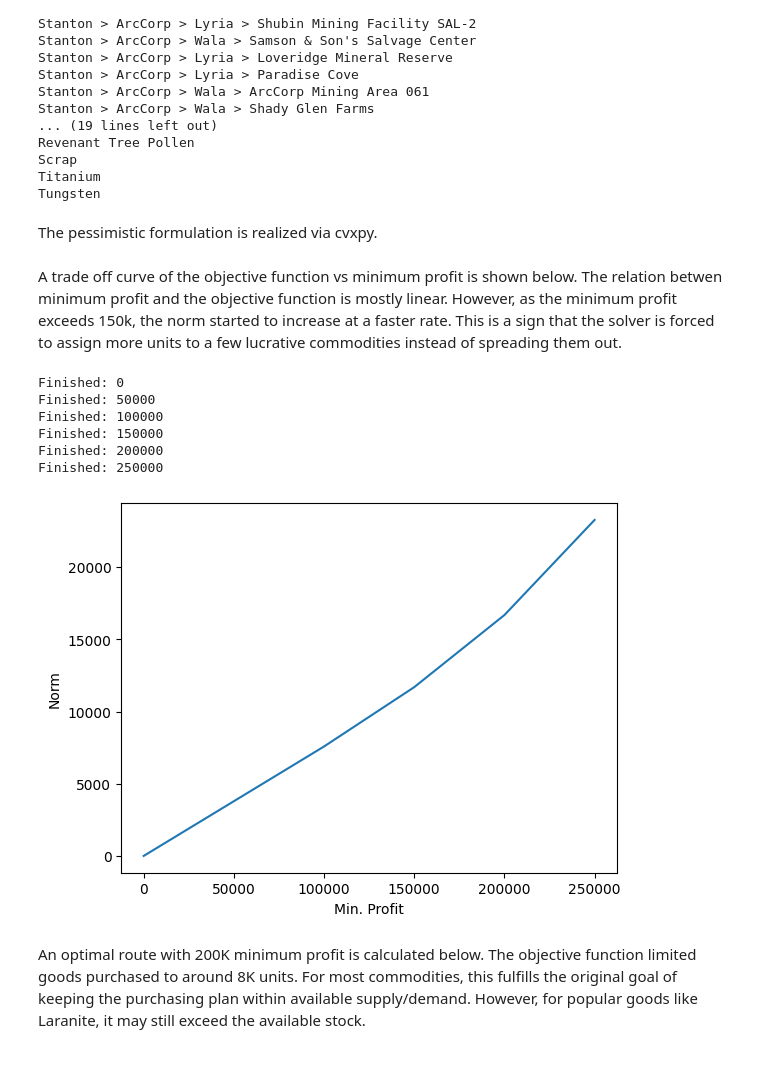
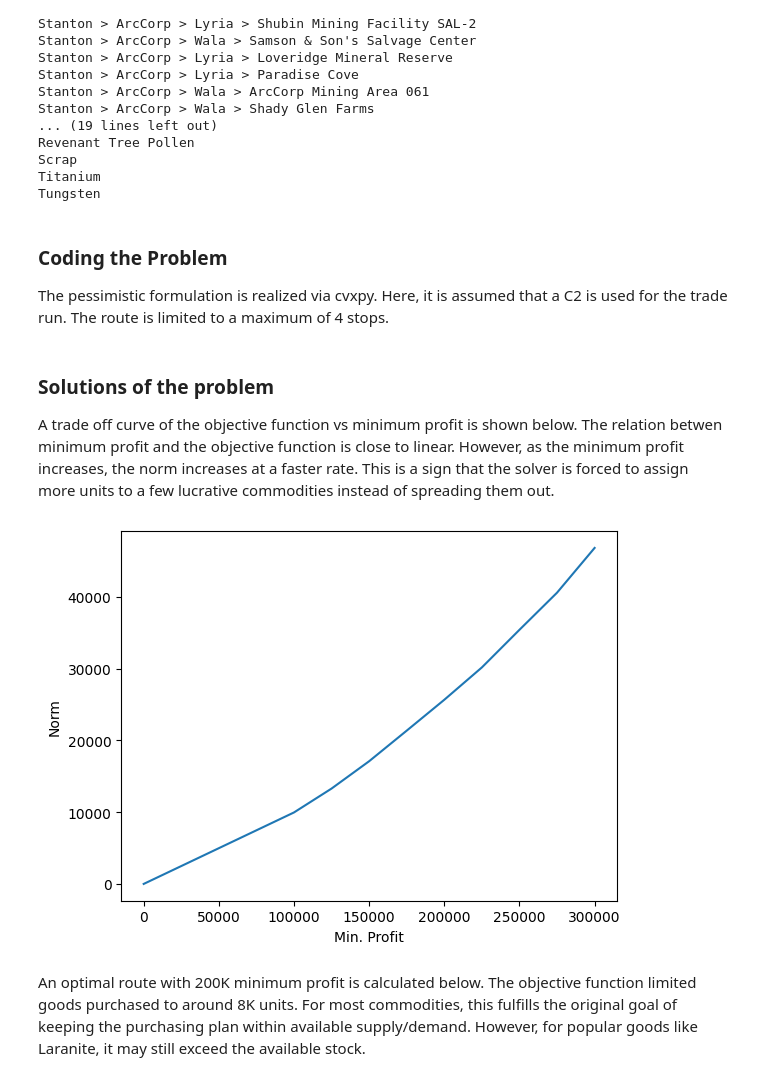
Before and after one commit to shilongdai/Analysis, a Jupyter notebook: TradeRoute/trade_opt.ipynb, the cells around one changed output. Saved outputs shown, nothing was run; the diff lists cells and outputs as text; code cells hidden in the pictures.

```diff
--- a/TradeRoute/trade_opt.ipynb
+++ b/TradeRoute/trade_opt.ipynb
@@ -293,10 +294,13 @@ Revenant Tree Pollen
 Scrap
 Titanium
 Tungsten
-# %% [markdown]
-The pessimistic formulation is realized via cvxpy.
+# %% [markdown]
+### Coding the Problem
+
+The pessimistic formulation is realized via cvxpy. Here, it is assumed that a C2 is used for
+the trade run. The route is limited to a maximum of 4 stops.
 # %%
-T = 6
+T = 4
 C = cp.Parameter(nonneg=True)
 K = cp.Parameter(nonneg=True)
 M = len(loc_selected)
@@ -402,35 +406,30 @@ s.value = np.array(sell_price)
 d.value = np.array(demand)
 p.value = np.array(supply)
 # %% [markdown]
+### Solutions of the problem
+
 A trade off curve of the objective function vs minimum profit is shown below. The relation betwen
-minimum profit and the objective function is mostly linear. However, as the minimum profit exceeds
-150k, the norm started to increase at a faster rate. This is a sign that the solver is forced to
+minimum profit and the objective function is close to linear. However, as the minimum profit increases, the norm
+increases at a faster rate. This is a sign that the solver is forced to
 assign more units to a few lucrative commodities instead of spreading them out.
 # %%
 attempts = []
 norm = []
 
-for i in range(0, 300000, 50000):
+for i in range(0, 300001, 25000):
     K.value = i
     opt = prob.solve()
     if opt == np.nan:
         break
     attempts.append(i)
     norm.append(opt)
-    print("Finished: " + str(i))
 
 plt.plot(attempts, norm)
 plt.xlabel("Min. Profit")
 plt.ylabel("Norm")
 plt.show()
 # %% [output]
-Finished: 0
-Finished: 50000
-Finished: 100000
-Finished: 150000
-Finished: 200000
-Finished: 250000
-[figure, old version]
+[figure, new version]
 # %% [markdown]
 An optimal route with 200K minimum profit is calculated below. The objective function limited
 goods purchased to around 8K units. For most commodities, this fulfills the original goal of
```
Also changed, not shown: parts of 5 cells of this notebook.
